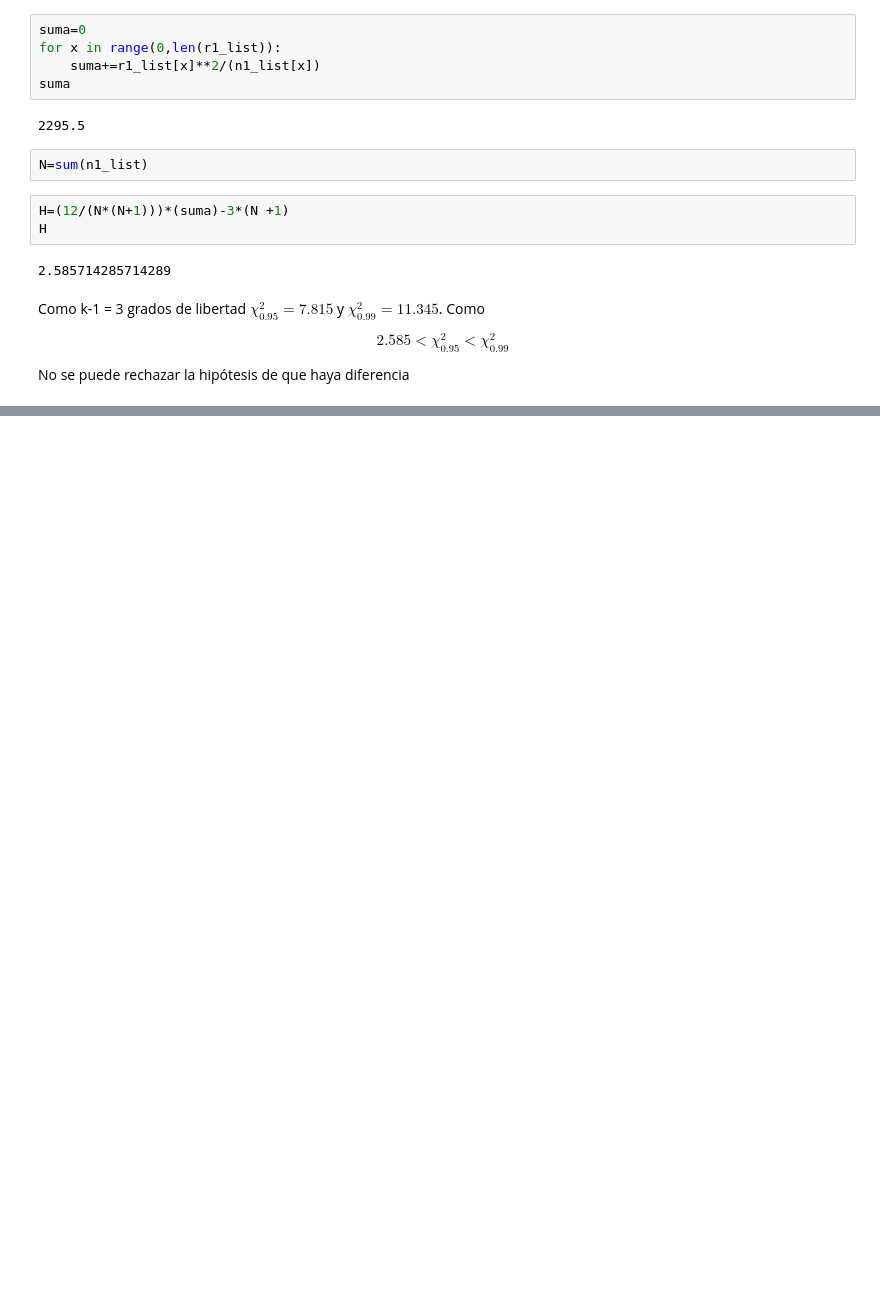
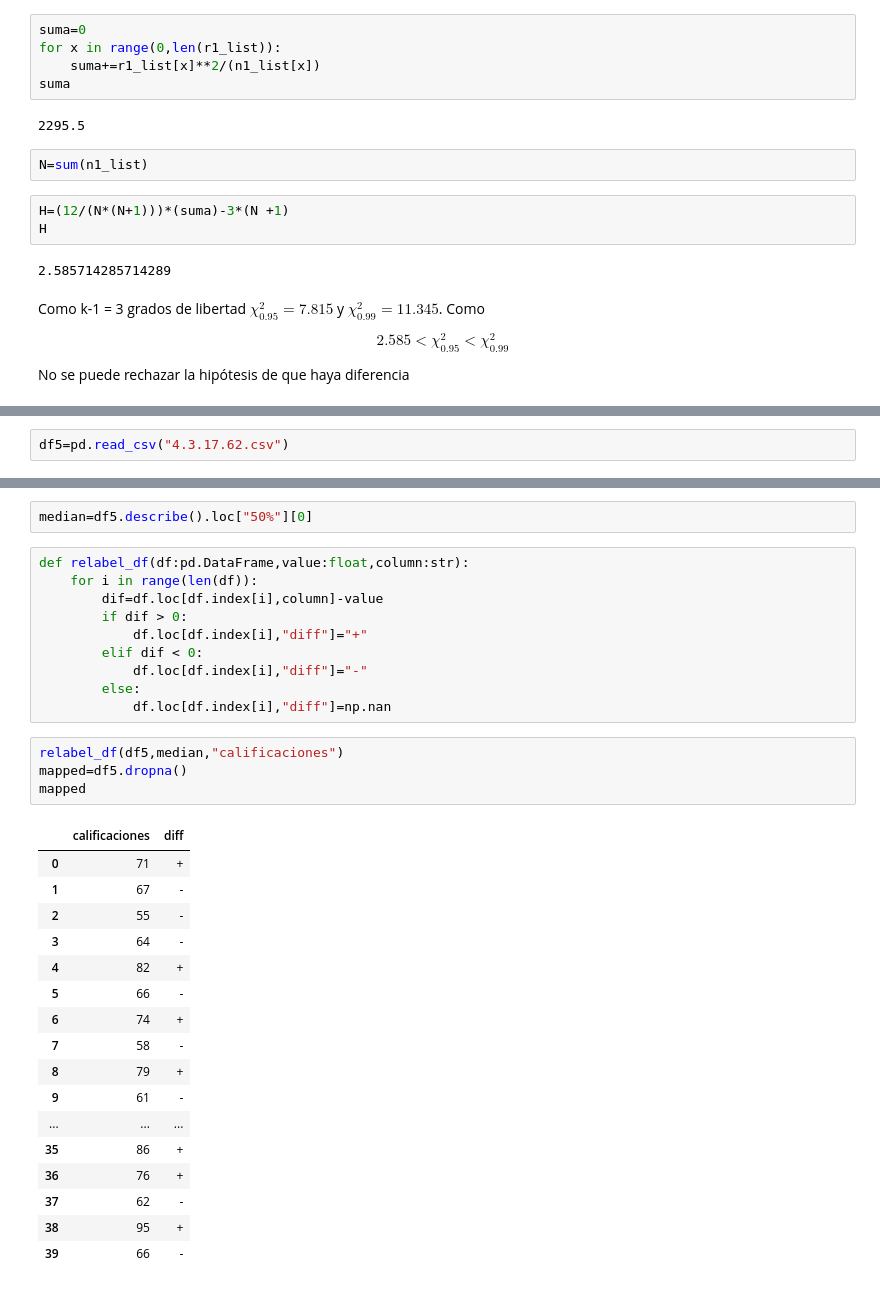
Before and after one commit to papagala/DataScienceMastersDegree, a Jupyter notebook: statistics/notebooks/4-3.ipynb, the cells around one changed output, grey strips where cells are left out. Drawn from its saved outputs; the diff is of its cells as text; blank space fills up the shorter version.

```diff
--- a/statistics/notebooks/4-3.ipynb
+++ b/statistics/notebooks/4-3.ipynb
@@ -402,0 +502,2 @@ No se puede rechazar la hipótesis de que haya diferencia
+# %%
+df5=pd.read_csv("4.3.17.62.csv")
@@ -402,0 +516,34 @@ No se puede rechazar la hipótesis de que haya diferencia
+# %%
+median=df5.describe().loc["50%"][0]
+# %%
+def relabel_df(df:pd.DataFrame,value:float,column:str):
+    for i in range(len(df)):
+        dif=df.loc[df.index[i],column]-value
+        if dif > 0:
+            df.loc[df.index[i],"diff"]="+"
+        elif dif < 0:
+            df.loc[df.index[i],"diff"]="-"
+        else:
+            df.loc[df.index[i],"diff"]=np.nan
+# %%
+relabel_df(df5,median,"calificaciones")
+mapped=df5.dropna()
+mapped
+# %% [output]
+|  | calificaciones | diff |
+| 0 | 71 | + |
+| 1 | 67 | - |
+| 2 | 55 | - |
+| 3 | 64 | - |
+| 4 | 82 | + |
+| 5 | 66 | - |
+| 6 | 74 | + |
+| 7 | 58 | - |
+| 8 | 79 | + |
+| 9 | 61 | - |
+| ... | ... | ... |
+| 35 | 86 | + |
+| 36 | 76 | + |
+| 37 | 62 | - |
+| 38 | 95 | + |
+| 39 | 66 | - |
```
Also changed, not shown: parts of 21 cells of this notebook, 2 other files.
